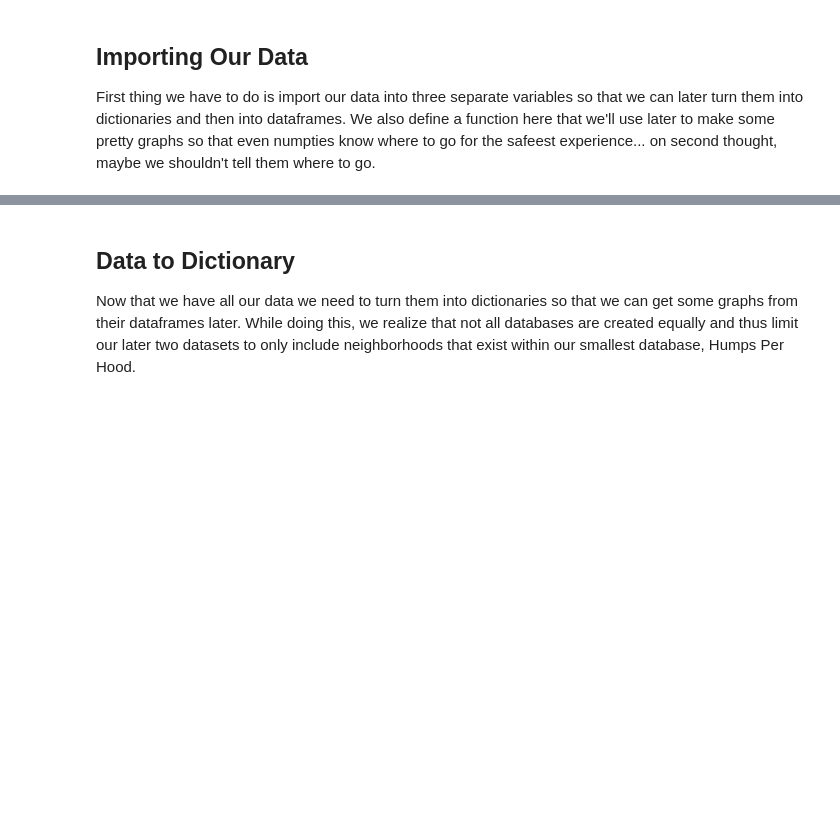
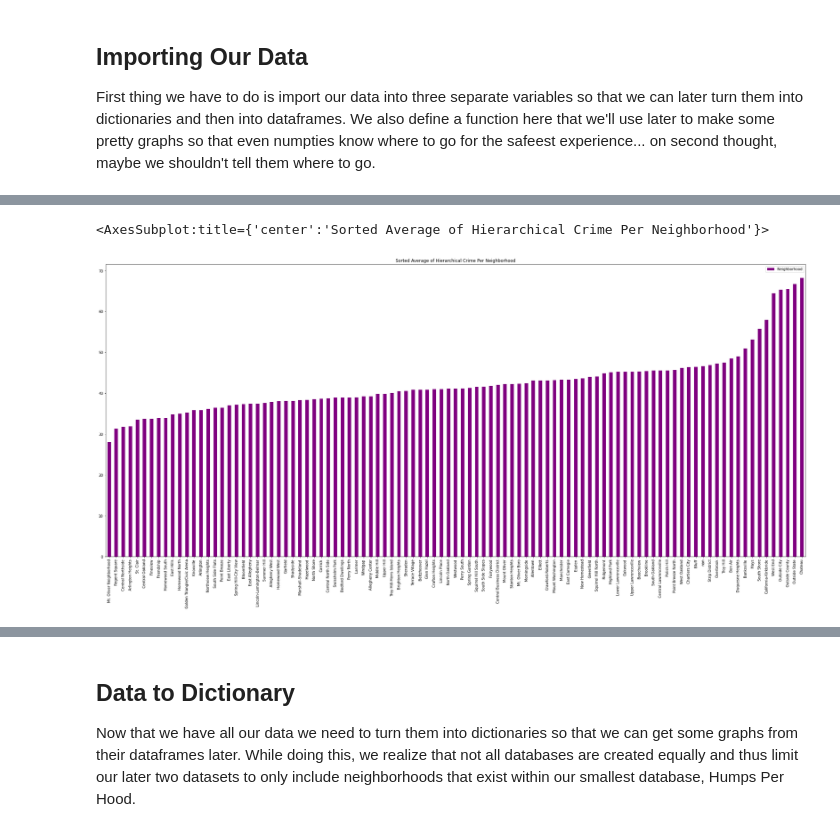
Before and after one commit to MasonGobat/bigIdeasFinalProject, a Jupyter notebook: hoodSafety.ipynb, the cells around one changed output, grey strips where cells are left out. Drawn from its saved outputs; the diff is of its cells as text; code cells hidden in the pictures; blank space fills up the shorter version.

```diff
--- a/hoodSafety.ipynb
+++ b/hoodSafety.ipynb
@@ -24,0 +65,7 @@ humps = pd.read_csv("data/speedhumps.csv")
+# %%
+mean_dataframe.columns = ['Neighborhood']
+sorted_mean = mean_dataframe.sort_values('Neighborhood', axis = 0, ascending = True, kind = "quicksort")
+sorted_mean.plot(kind = "bar", figsize=(35,15), title = "Sorted Average of Hierarchical Crime Per Neighborhood", color = "purple")
+# %% [output]
+<AxesSubplot:title={'center':'Sorted Average of Hierarchical Crime Per Neighborhood'}>
+[figure, added]
```
Also changed, not shown: parts of 24 cells of this notebook.
